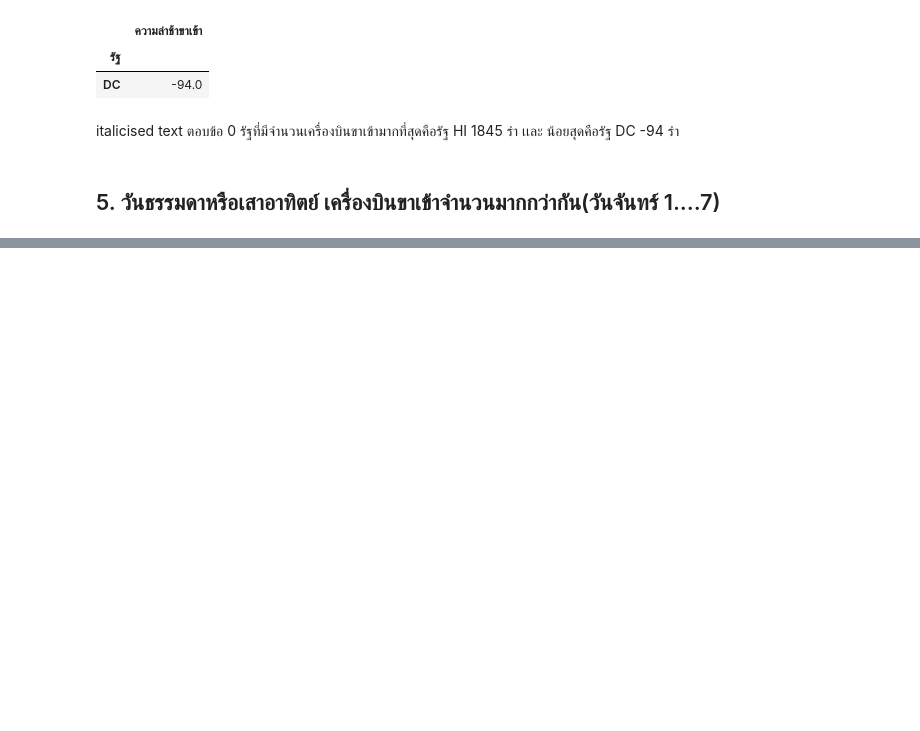
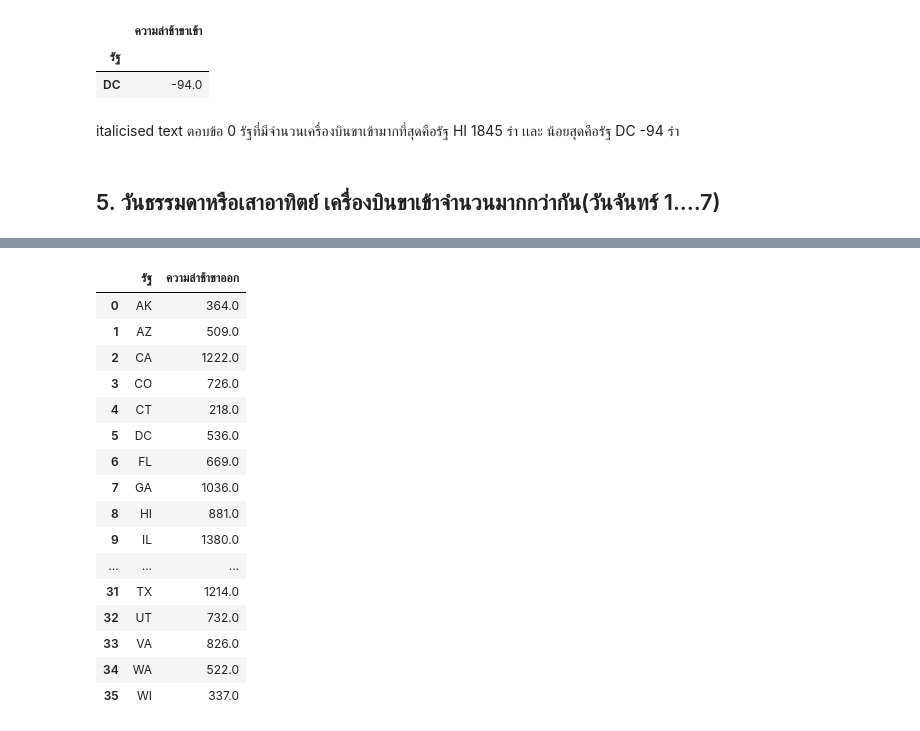
Before and after one commit to kittikhun62/DWDM21, a Jupyter notebook: MiniExam.ipynb, the cells around one changed output, grey strips where cells are left out. Cells and saved outputs as stored; diff of their text form; code cells hidden in the pictures; blank space fills up the shorter version.

```diff
--- a/MiniExam.ipynb
+++ b/MiniExam.ipynb
@@ -227,0 +289,22 @@ merged_table_dropna
+# %%
+data_sat = data.groupby('รัฐ')['ความล่าช้าขาออก'].max()
+data_sat = pd.DataFrame(data_sat)
+data_sat.reset_index()
+# %% [output]
+|  | รัฐ | ความล่าช้าขาออก |
+| 0 | AK | 364.0 |
+| 1 | AZ | 509.0 |
+| 2 | CA | 1222.0 |
+| 3 | CO | 726.0 |
+| 4 | CT | 218.0 |
+| 5 | DC | 536.0 |
+| 6 | FL | 669.0 |
+| 7 | GA | 1036.0 |
+| 8 | HI | 881.0 |
+| 9 | IL | 1380.0 |
+| ... | ... | ... |
+| 31 | TX | 1214.0 |
+| 32 | UT | 732.0 |
+| 33 | VA | 826.0 |
+| 34 | WA | 522.0 |
+| 35 | WI | 337.0 |
```
Also changed, not shown: parts of 17 cells of this notebook.
